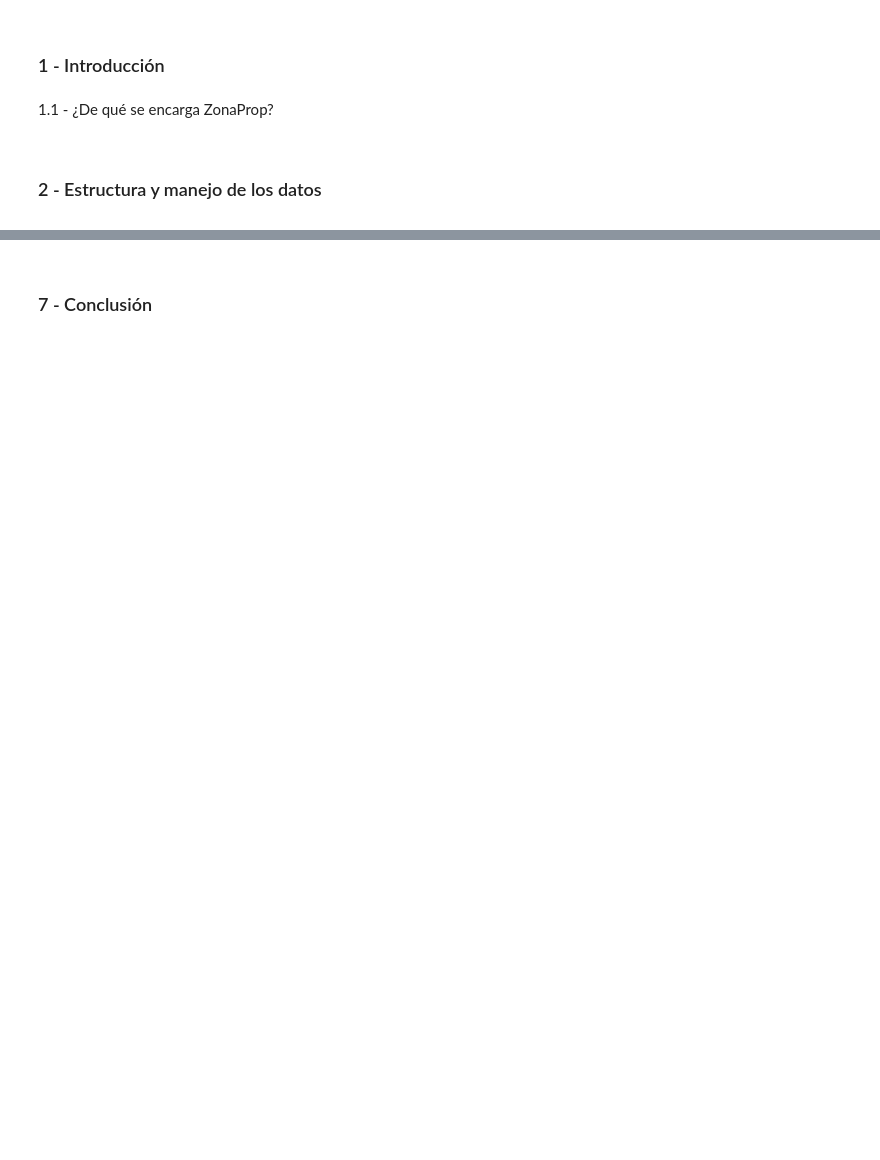
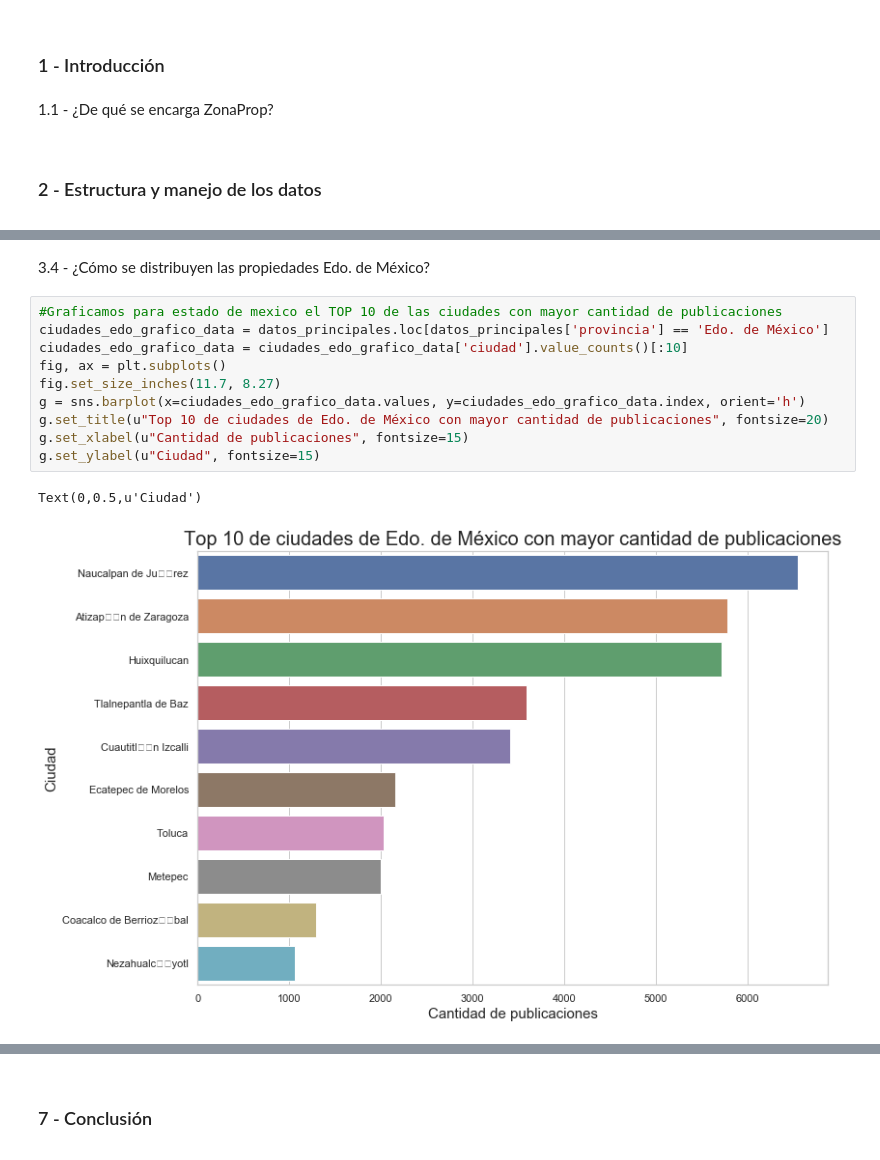
Before and after one commit to patopizzini/Organizacion_Datos_2C2019, a Jupyter notebook: TP1/Entrega/TP1 Entrega.ipynb, the cells around one changed output, grey strips where cells are left out. Drawn from its saved outputs; the diff is of its cells as text; blank space fills up the shorter version.

```diff
--- a/TP1/Entrega/TP1 Entrega.ipynb
+++ b/TP1/Entrega/TP1 Entrega.ipynb
@@ -82,0 +141,15 @@ tp1_data =  pd.read_csv('Datos/train.csv')
+# %% [markdown]
+<span style="font-size:15px">3.4 - ¿Cómo se distribuyen las propiedades Edo. de México?</span><br />
+# %%
+#Graficamos para estado de mexico el TOP 10 de las ciudades con mayor cantidad de publicaciones
+ciudades_edo_grafico_data = datos_principales.loc[datos_principales['provincia'] == 'Edo. de México']
+ciudades_edo_grafico_data = ciudades_edo_grafico_data['ciudad'].value_counts()[:10]
+fig, ax = plt.subplots()
+fig.set_size_inches(11.7, 8.27)
+g = sns.barplot(x=ciudades_edo_grafico_data.values, y=ciudades_edo_grafico_data.index, orient='h')
+g.set_title(u"Top 10 de ciudades de Edo. de México con mayor cantidad de publicaciones", fontsize=20)
+g.set_xlabel(u"Cantidad de publicaciones", fontsize=15)
+g.set_ylabel(u"Ciudad", fontsize=15)
+# %% [output]
+Text(0,0.5,u'Ciudad')
+[figure, added]
```
Also changed, not shown: parts of 99 cells of this notebook, 1 other file.
